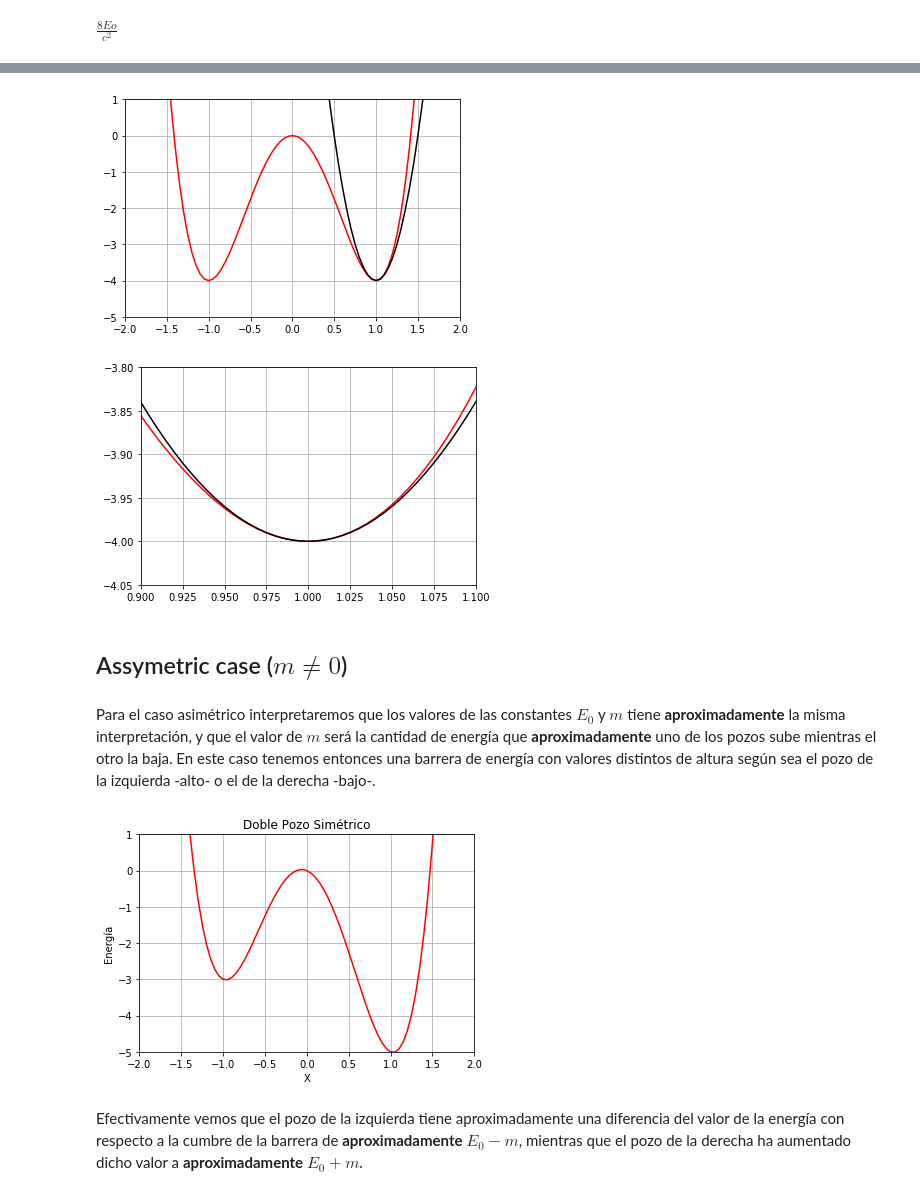
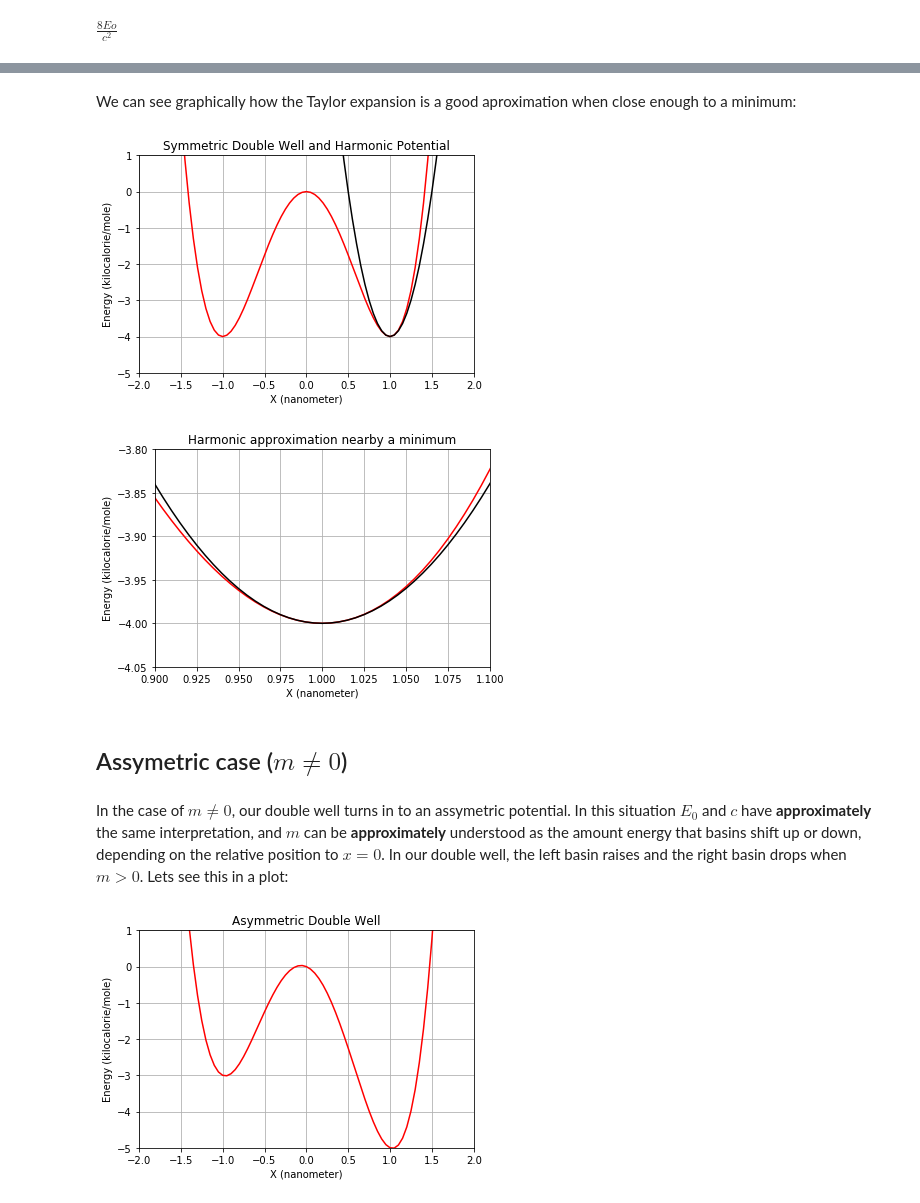
Before and after one commit to uibcdf/Molecular-Systems, a Jupyter notebook: docs/systems/double_well_potential.ipynb, the cells around one changed output, grey strips where cells are left out. Drawn from its saved outputs; the diff is of its cells as text; code cells hidden in the pictures.

```diff
--- a/docs/systems/double_well_potential.ipynb
+++ b/docs/systems/double_well_potential.ipynb
@@ -72,51 +153,58 @@ Veamos gráficamente el ajuste:
+# %% [markdown]
+We can see graphically how the Taylor expansion is a good aproximation when close enough to a minimum:
 # %%
 def harmonic_well(x,k,c,Eo):
     return 0.5*k*(x-c)**2-Eo
 
-Eo=4.0
-c=1.0
-m=0.0
-k=(8*Eo)/c**2
+Eo=4.0 * unit.kilocalories_per_mole # barrier height when the double well is symmetric.
+c=1.0 * unit.nanometers # Absolute value of the coordinates of minima (the potential is an even function).
+m=0.0 * unit.kilocalories_per_mole # No need to explanation at this moment
+k=(8*Eo)/c**2 # harmonic stiffness
 
-x_serie = np.arange(-5., 5., 0.05)
+x_serie = np.arange(-5., 5., 0.05) * unit.nanometers
 
 plt.plot(x_serie, double_well(x_serie,Eo,c,m), 'r-')
 plt.plot(x_serie, harmonic_well(x_serie,k,c,Eo), 'k-')
 plt.ylim(-5,1)
 plt.xlim(-2,2)
 plt.grid()
+plt.xlabel("X ({})".format(unit.nanometers))
+plt.ylabel("Energy ({})".format(unit.kilocalories_per_mole))
+plt.title("Symmetric Double Well and Harmonic Potential")
 plt.show()
 
-x_serie = np.arange(-0.5, 1.5, 0.005)
+x_serie = np.arange(-0.5, 1.5, 0.005) * unit.nanometers
+
 plt.plot(x_serie, double_well(x_serie,Eo,c,m), 'r-')
 plt.plot(x_serie, harmonic_well(x_serie,k,c,Eo), 'k-')
 plt.ylim(-4.05,-3.8)
 plt.xlim(0.9,1.1)
 plt.grid()
+plt.xlabel("X ({})".format(unit.nanometers))
+plt.ylabel("Energy ({})".format(unit.kilocalories_per_mole))
+plt.title("Harmonic approximation nearby a minimum")
 plt.show()
 # %% [output]
-[figure, old version]
+[figure, new version]
-[figure, old version]
+[figure, new version]
 # %% [markdown]
 ## Assymetric case ($m\neq0$)
-# %% [markdown]
-Para el caso asimétrico interpretaremos que los valores de las constantes $E_{0}$ y $m$ tiene **aproximadamente** la misma interpretación, y que el valor de $m$ será la cantidad de energía que **aproximadamente** uno de los pozos sube mientras el otro la baja. En este caso tenemos entonces una barrera de energía con valores distintos de altura según sea el pozo de la izquierda -alto- o el de la derecha -bajo-.
+# %% [markdown]
+In the case of $m\neq 0$, our double well turns in to an assymetric potential. In this situation $E_{0}$ and $c$ have **approximately** the same interpretation, and $m$ can be **approximately** understood as the amount energy that basins shift up or down, depending on the relative position to $x=0$. In our double well, the left basin raises and the right basin drops when $m>0$. Lets see this in a plot:
 # %%
-Eo=4.0 # altura de la barrera en el caso del pozo simétrico
-c=1.0 # Valor absoluto de la posición de los mínimos en el eje X
-m=1.0
+Eo=4.0 * unit.kilocalories_per_mole # barrier height when the double well is symmetric.
+c=1.0 * unit.nanometers # Absolute value of the coordinates of minima (the potential is an even function).
+m=1.0 * unit.kilocalories_per_mole # vertical shift of basins (approx.)
 
-x_serie = np.arange(-5., 5., 0.05)
+x_serie = np.arange(-5., 5., 0.05) * unit.nanometers
 
 plt.plot(x_serie, double_well(x_serie,Eo,c,m), 'r-')
 plt.ylim(-5,1)
 plt.xlim(-2,2)
 plt.grid()
-plt.xlabel("X")
-plt.ylabel("Energía")
-plt.title("Doble Pozo Simétrico")
+plt.xlabel("X ({})".format(unit.nanometers))
+plt.ylabel("Energy ({})".format(unit.kilocalories_per_mole))
+plt.title("Asymmetric Double Well")
 plt.show()
 # %% [output]
-[figure, old version]
+[figure, new version]
-# %% [markdown]
-Efectivamente vemos que el pozo de la izquierda tiene aproximadamente una diferencia del valor de la energía con respecto a la cumbre de la barrera de **aproximadamente** $E_{0}-m$, mientras que el pozo de la derecha ha aumentado dicho valor a **aproximadamente** $E_{0}+m$.
```
Also changed, not shown: parts of 43 cells of this notebook, 2 other files.
